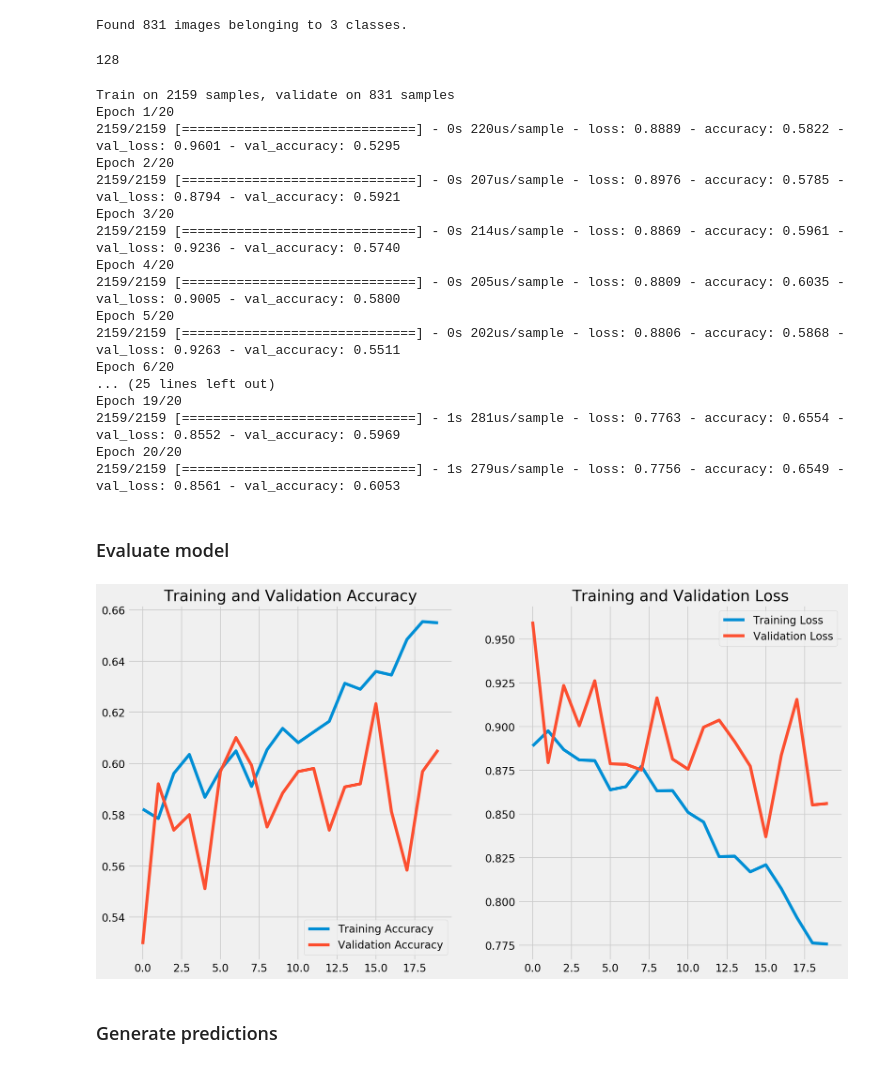
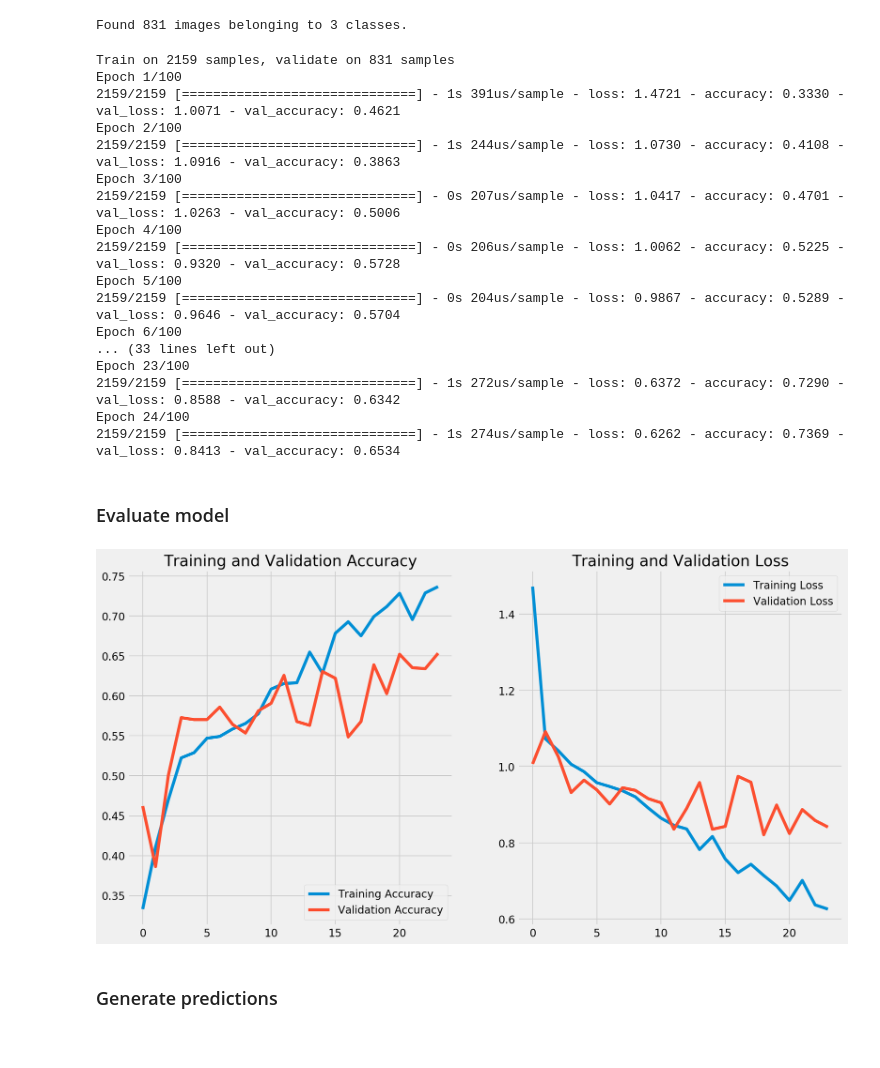
Before and after one commit to veeps/molecular_classification, a Jupyter notebook: code/003_cnn_multiclass.ipynb, the cells around one changed output. Drawn from its saved outputs; the diff is of its cells as text; code cells hidden in the pictures.

Commit message:
improved CNN model up to accuracy 65%

```diff
--- a/code/003_cnn_multiclass.ipynb
+++ b/code/003_cnn_multiclass.ipynb
@@ -311,45 +313,50 @@ validation_features = np.reshape(validation_features, (831, 4* 4* 512))
 # %%
 model3 = models.Sequential()
 model3.add(layers.Dense(256, activation = "relu", input_dim = 4*4*512))
-model3.add(layers.Dropout(0.5))
+model3.add(layers.Dense(128, activation = "relu"))
+#model3.add(layers.Dropout(0.2))
 model3.add(layers.Dense(3, activation = "softmax"))
 # %%
 model3.compile(optimizer = "adam", loss = "sparse_categorical_crossentropy",
               metrics=['accuracy'])
-# %%
-batch_size
-# %% [output]
-128
+# %%
+# # stop this model when it gets worse
+es = EarlyStopping(
+    monitor = "val_loss",
+    patience = 5, # wait 5 epochs before we really think this model is getting worse
+    min_delta = 0 # delta is the difference of validation loss from epoch to epoch. Any increase in validation loss would be considered an increase
+)
 # %%
 history3 = model3.fit(train_features, train_labels,
-                     epochs = 20,
+                     epochs = 100,
                      batch_size = 128,
-                     validation_data = (validation_features, validation_labels))
+                     validation_data = (validation_features, validation_labels),
+                     callbacks = [es])
 # %% [output]
 Train on 2159 samples, validate on 831 samples
-Epoch 1/20
-2159/2159 [==============================] - 0s 220us/sample - loss: 0.8889 - accuracy: 0.5822 - val_loss: 0.9601 - val_accuracy: 0.5295
-Epoch 2/20
-2159/2159 [==============================] - 0s 207us/sample - loss: 0.8976 - accuracy: 0.5785 - val_loss: 0.8794 - val_accuracy: 0.5921
-Epoch 3/20
-2159/2159 [==============================] - 0s 214us/sample - loss: 0.8869 - accuracy: 0.5961 - val_loss: 0.9236 - val_accuracy: 0.5740
-Epoch 4/20
-2159/2159 [==============================] - 0s 205us/sample - loss: 0.8809 - accuracy: 0.6035 - val_loss: 0.9005 - val_accuracy: 0.5800
-Epoch 5/20
-2159/2159 [==============================] - 0s 202us/sample - loss: 0.8806 - accuracy: 0.5868 - val_loss: 0.9263 - val_accuracy: 0.5511
-Epoch 6/20
-... (25 lines left out)
-Epoch 19/20
-2159/2159 [==============================] - 1s 281us/sample - loss: 0.7763 - accuracy: 0.6554 - val_loss: 0.8552 - val_accuracy: 0.5969
-Epoch 20/20
-2159/2159 [==============================] - 1s 279us/sample - loss: 0.7756 - accuracy: 0.6549 - val_loss: 0.8561 - val_accuracy: 0.6053
+Epoch 1/100
+2159/2159 [==============================] - 1s 391us/sample - loss: 1.4721 - accuracy: 0.3330 - val_loss: 1.0071 - val_accuracy: 0.4621
+Epoch 2/100
+2159/2159 [==============================] - 1s 244us/sample - loss: 1.0730 - accuracy: 0.4108 - val_loss: 1.0916 - val_accuracy: 0.3863
+Epoch 3/100
+2159/2159 [==============================] - 0s 207us/sample - loss: 1.0417 - accuracy: 0.4701 - val_loss: 1.0263 - val_accuracy: 0.5006
+Epoch 4/100
+2159/2159 [==============================] - 0s 206us/sample - loss: 1.0062 - accuracy: 0.5225 - val_loss: 0.9320 - val_accuracy: 0.5728
+Epoch 5/100
+2159/2159 [==============================] - 0s 204us/sample - loss: 0.9867 - accuracy: 0.5289 - val_loss: 0.9646 - val_accuracy: 0.5704
+Epoch 6/100
+... (33 lines left out)
+Epoch 23/100
+2159/2159 [==============================] - 1s 272us/sample - loss: 0.6372 - accuracy: 0.7290 - val_loss: 0.8588 - val_accuracy: 0.6342
+Epoch 24/100
+2159/2159 [==============================] - 1s 274us/sample - loss: 0.6262 - accuracy: 0.7369 - val_loss: 0.8413 - val_accuracy: 0.6534
 # %% [markdown]
 ### Evaluate model
 # %%
 # evluate model 3
-plot_accuracy_loss(history3, epochs = 20)
+plot_accuracy_loss(history3, epochs = 24)
 # %% [output]
-[figure, old version]
+[figure, new version]
 # %% [markdown]
 ### Generate predictions
 # %%
```
Also changed, not shown: parts of 3 cells of this notebook, 3 other files.
